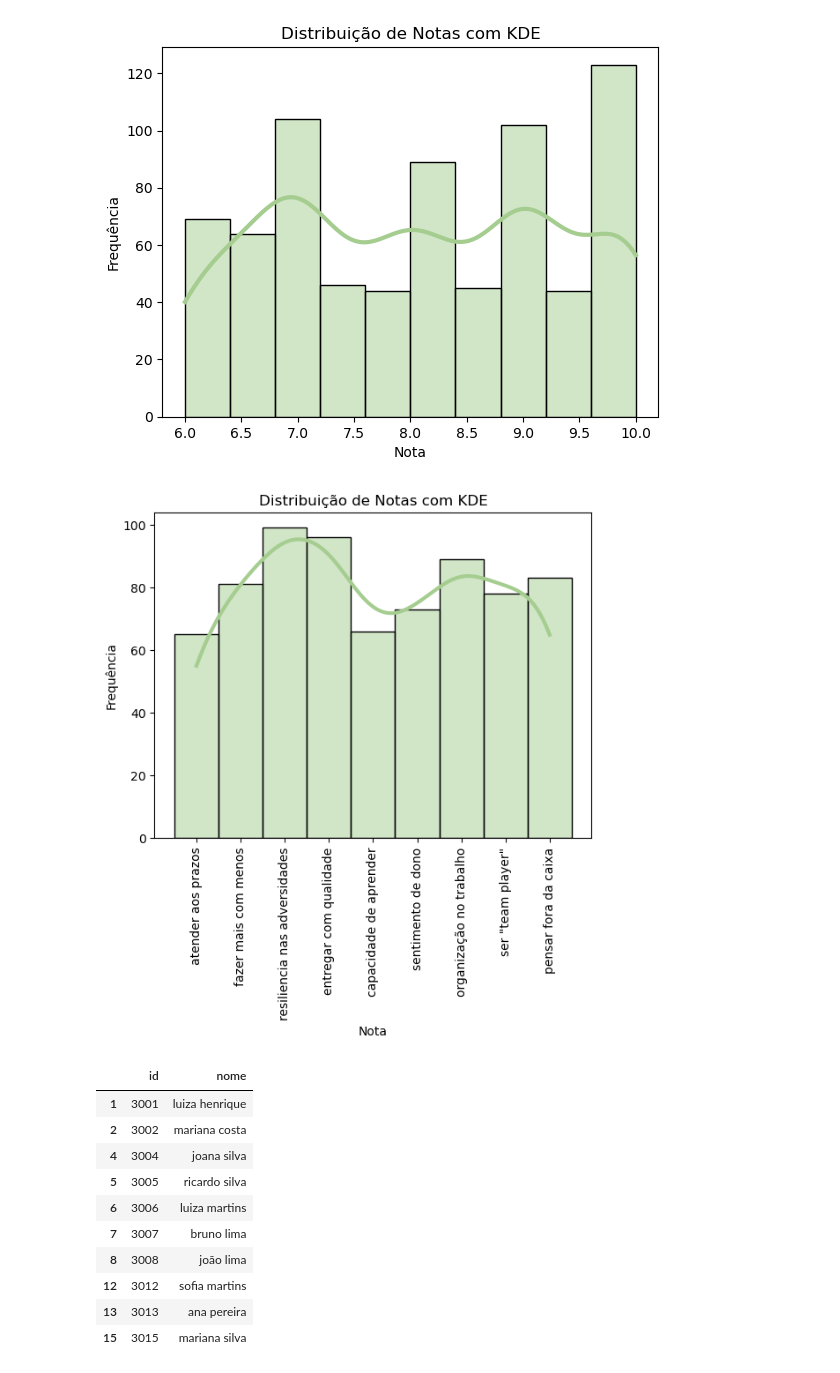
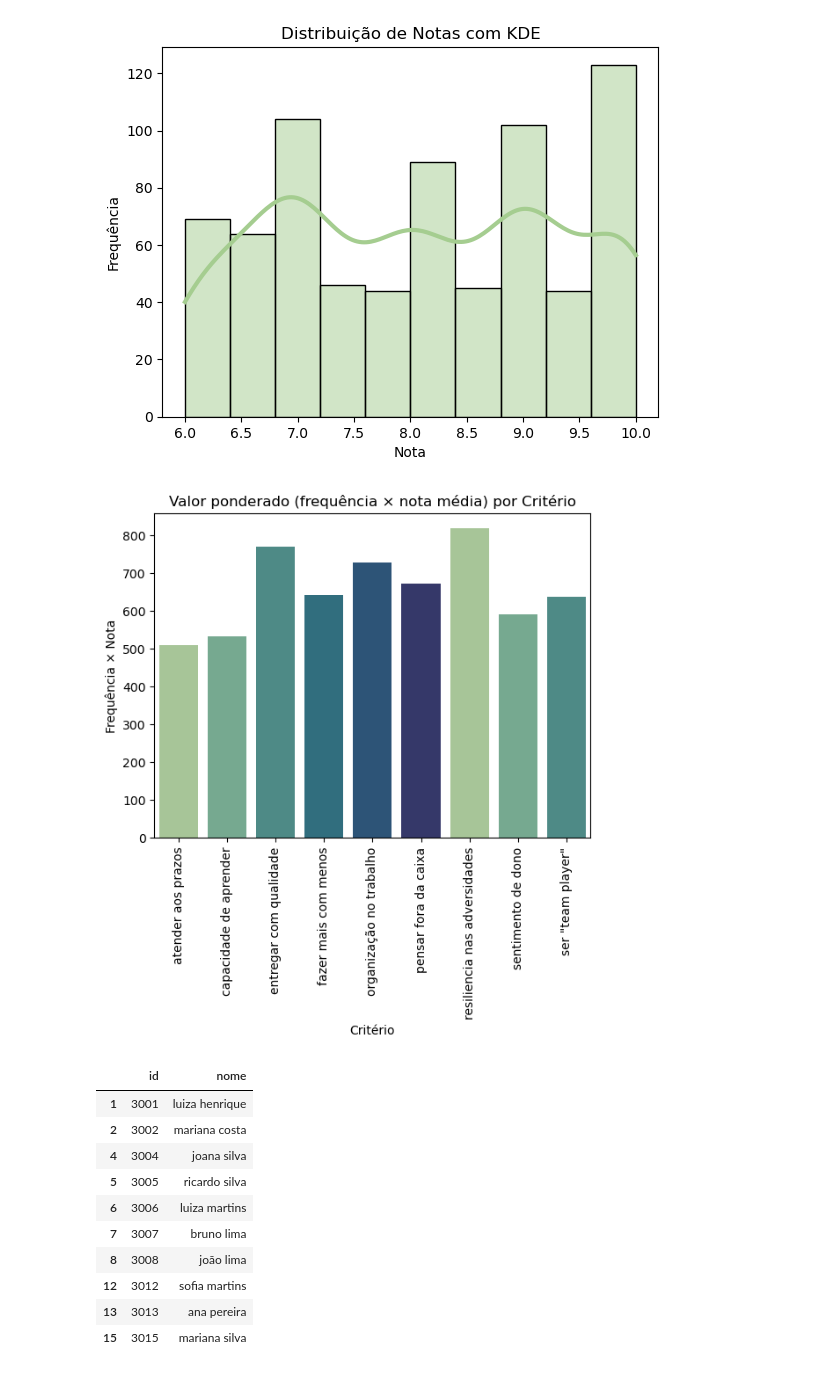
Before and after one commit to luizschmalz/SelfAvaliation, a Jupyter notebook: main.ipynb, the cells around one changed output. Drawn from its saved outputs; the diff is of its cells as text; code cells hidden in the pictures.

```diff
--- a/main.ipynb
+++ b/main.ipynb
@@ -113,18 +113,27 @@ plt.ylabel('Frequência')
 plt.show()
 # %% [output]
 [figure]
-# %%
-line_color = "#f9c74f"
-sns.histplot(df['criterio'], kde=True, bins=10, color=palette[0], edgecolor='black',
-             line_kws={'color': line_color, 'linewidth': 3})
-
-plt.title('Distribuição de Notas com KDE')
-plt.xlabel('Nota')
-plt.ylabel('Frequência')
-plt.xticks(rotation=90)
-plt.show()
-# %% [output]
-[figure, removed]
+# %%
+# First, convert 'nota' to numeric if it's not already
+df['nota'] = pd.to_numeric(df['nota'], errors='coerce')
+
+# Drop rows with missing nota or criterio
+df_filtered = df.dropna(subset=['criterio', 'nota'])
+
+# Group by criterio and multiply count by mean nota (or sum nota)
+grouped = df_filtered.groupby('criterio')['nota'].agg(['count', 'mean'])
+grouped['weighted'] = grouped['count'] * grouped['mean']
+grouped = grouped.reset_index()
+
+# Plot the weighted value
+sns.barplot(data=grouped, x='criterio', y='weighted', palette=palette)
+plt.xticks(rotation=90)
+plt.title('Valor ponderado (frequência × nota média) por Critério')
+plt.xlabel('Critério')
+plt.ylabel('Frequência × Nota')
+plt.show()
+# %% [output]
+[figure, added]
 # %%
 nomes = df[['id', 'nome']].drop_duplicates()
 evaluations = df.drop(columns=['nome'])
```
